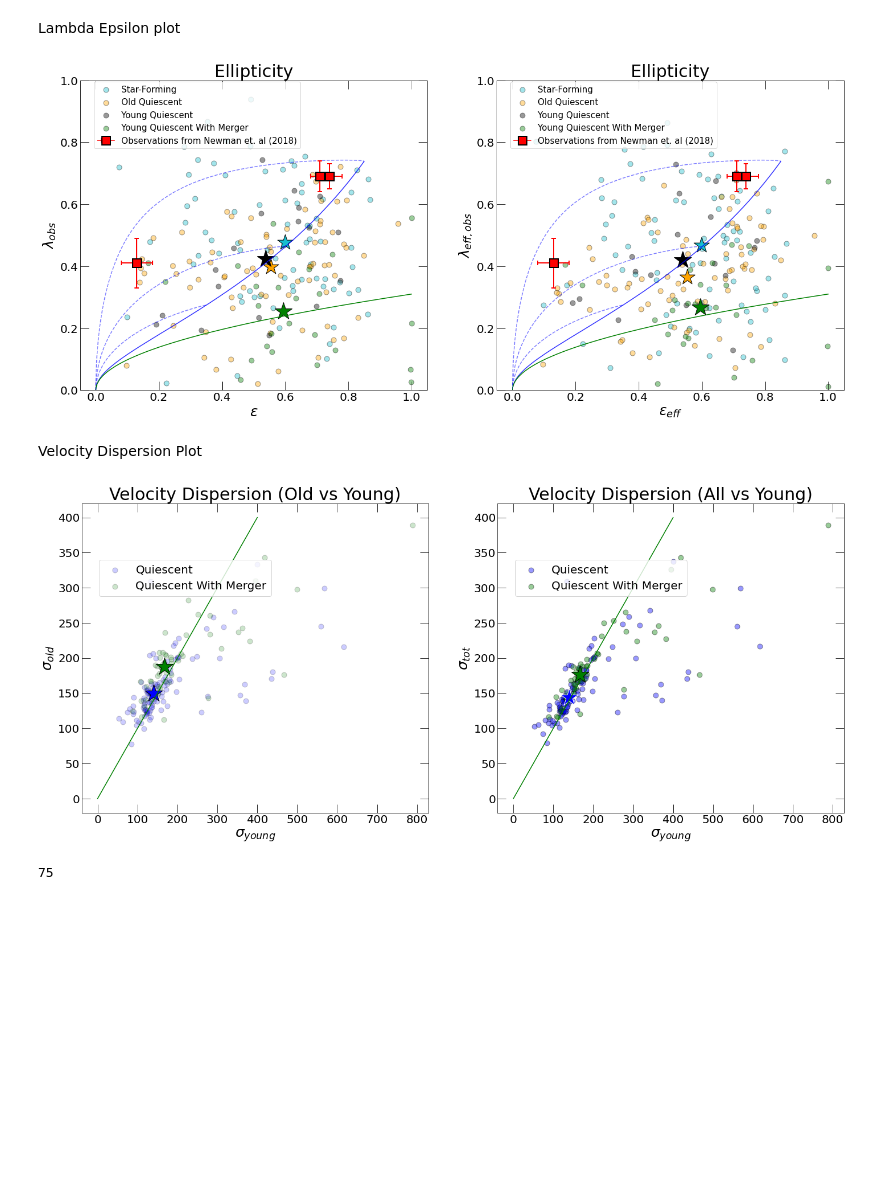
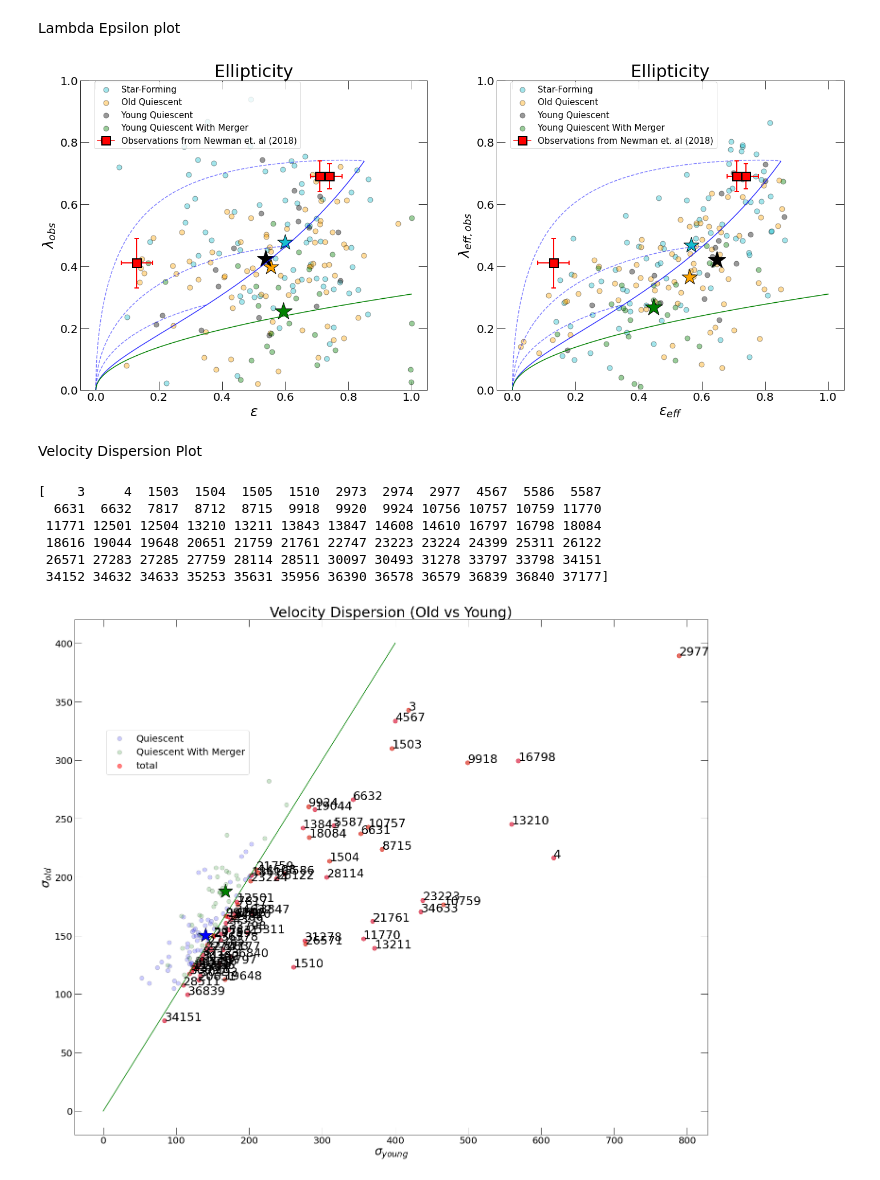
Before and after one commit to moira-andrews/Pathak_2021, a Jupyter notebook: kinematic_plots.ipynb, the cells around one changed output. Drawn from its saved outputs; the diff is of its cells as text; code cells hidden in the pictures; blank space fills up the shorter version.

```diff
--- a/kinematic_plots.ipynb
+++ b/kinematic_plots.ipynb
@@ -21,7 +21,7 @@ with h5py.File('galaxy_population_data_'+str(2)+'.hdf5', 'r') as f:
     bulge_ratio = f['bulge_ratio'][:]
     ellipticity = f['ellipticity'][:]
     lambda_obs = f['lambda_obs'][:]
-    eps_effec = f['ellipticity_effective'][:]
+    eps_effec = f['ellip_eff'][:]
     vel_disp_young = f['vel_disp_young'][:]
     vel_disp_tot = f['vel_disp_tot'][:]
     vel_disp_old = f['vel_disp_old'][:]
@@ -300,74 +300,58 @@ ax2.tick_params(which='major', length=15)
 ax2.tick_params(which='minor', length=7)
 ax2.tick_params(direction='in', which='both', labelsize=20, bottom=True, top=True, left=True, right=True)
 # %% [output]
-[figure, old version]
+[figure, new version]
 # %% [markdown]
 Velocity Dispersion Plot
 # %%
-f, (ax1, ax2) = plt.subplots(1, 2, sharex='none', sharey='none', figsize=(24, 10))
+f, ax1 = plt.subplots(1, sharex='none', sharey='none', figsize=(24, 20))
 f.set_facecolor('w')
 n_bins=50
 redshift=2
 
 vel_young = np.nan_to_num(vel_disp_young)
 
 tot_selection = PSB_selection ^ old_quiescent_selection ^ intermediate_quiescent_selection
 
-# tot_young = vel_young[tot_selection]
-# tot_old = vel_disp_old[tot_selection]
+tot_young = vel_young[tot_selection]
+tot_old = vel_disp_old[tot_selection]
 
-# check = np.where(tot_young > (tot_old+20))
-
-# print(len(tot_young))
+deviate_ind = np.where(tot_young > tot_old)
 
 # had prior merger
 PSB = (maximum_merger_ratio_30kpc_current_fraction>=0.1) & tot_selection & (vel_young > 0)
 # had no significant prior merger
 PSBm = (maximum_merger_ratio_30kpc_current_fraction<0.1) & tot_selection & (vel_young > 0)
 
 ax1.scatter((vel_young[PSBm]), vel_disp_old[PSBm], c='b', s=80, alpha=0.2, edgecolors='k', label='Quiescent')
 ax1.scatter((vel_young[PSB]), vel_disp_old[PSB], c='g', s=80, alpha=0.2, edgecolors='k', label='Quiescent With Merger')
-#ax1.scatter((tot_young[check]), tot_old[check], c='r', s=80, alpha=0.5, edgecolors='r', label='total')
+ax1.scatter((tot_young[deviate_ind]), tot_old[deviate_ind], c='r', s=80, alpha=0.5, edgecolors='r', label='total')
 ax1.scatter(np.median(vel_young[PSBm]), np.median(vel_disp_old[PSBm]), c='b', s=1000, edgecolors='k', marker='*', lw=1)
 ax1.scatter(np.median(vel_young[PSB]), np.median(vel_disp_old[PSB]), c='green', s=1000, edgecolors='k', marker='*', lw=1)
 
 i = np.linspace(0, 400, 195)
 ax1.plot(i, i, 'g-')
 ax1.plot()
+
+annotations=ids[deviate_ind]
+for i, label in enumerate(annotations):
+    ax1.text(tot_young[deviate_ind][i], tot_old[deviate_ind][i],label,fontsize = 25)
+
+print(annotations)
 
 ax1.legend(loc=(0.05, 0.7), fontsize=20, frameon=True)
 ax1.set_xlabel('$\sigma_{young}$', fontsize=25)
 ax1.set_ylabel('$\sigma_{old}$', fontsize=25)
 ax1.set_yscale('linear')
 ax1.set_title('Velocity Dispersion (Old vs Young)', fontsize=30)
 ax1.tick_params(which='major', length=15)
 ax1.tick_params(which='minor', length=7)
 ax1.tick_params(direction='in', which='both', labelsize=20, bottom=True, top=True, left=True, right=True)
-
-ax2.scatter((vel_young[PSBm]), vel_disp_tot[PSBm], c='b', s=80, alpha=0.4, edgecolors='k', label='Quiescent')
-ax2.scatter((vel_young[PSB]), vel_disp_tot[PSB], c='g', s=80, alpha=0.4, edgecolors='k', label='Quiescent With Merger')
-ax2.scatter(np.median(vel_young[PSBm]), np.median(vel_disp_tot[PSBm]), c='b', s=1000, edgecolors='white', marker='*', lw=1)
-ax2.scatter(np.median(vel_young[PSB]), np.median(vel_disp_tot[PSB]), c='green', s=1000, edgecolors='k', marker='*', lw=1)
-
-ax2.plot(i, i, 'g-')
-ax2.plot()
-
-ax2.legend(loc=(0.05, 0.7), fontsize=20, frameon=True)
-ax2.set_xlabel('$\sigma_{young}$', fontsize=25)
-ax2.set_ylabel('$\sigma_{tot}$', fontsize=25)
-ax2.set_yscale('linear')
-ax2.set_title('Velocity Dispersion (All vs Young)', fontsize=30)
-ax2.tick_params(which='major', length=15)
-ax2.tick_params(which='minor', length=7)
-ax2.tick_params(direction='in', which='both', labelsize=20, bottom=True, top=True, left=True, right=True)
 # %% [output]
+[    3     4  1503  1504  1505  1510  2973  2974  2977  4567  5586  5587
+  6631  6632  7817  8712  8715  9918  9920  9924 10756 10757 10759 11770
+ 11771 12501 12504 13210 13211 13843 13847 14608 14610 16797 16798 18084
+ 18616 19044 19648 20651 21759 21761 22747 23223 23224 24399 25311 26122
+ 26571 27283 27285 27759 28114 28511 30097 30493 31278 33797 33798 34151
+ 34152 34632 34633 35253 35631 35956 36390 36578 36579 36839 36840 37177]
-[figure, old version]
+[figure, new version]
-# %%
-tot_young = vel_young[tot_selection]
-tot_old = vel_disp_old[tot_selection]
-
-check = np.where(tot_young > i)
-
-print(len(tot_young[check]))
-# %% [output]
-75
```
Also changed, not shown: 1 other file.
